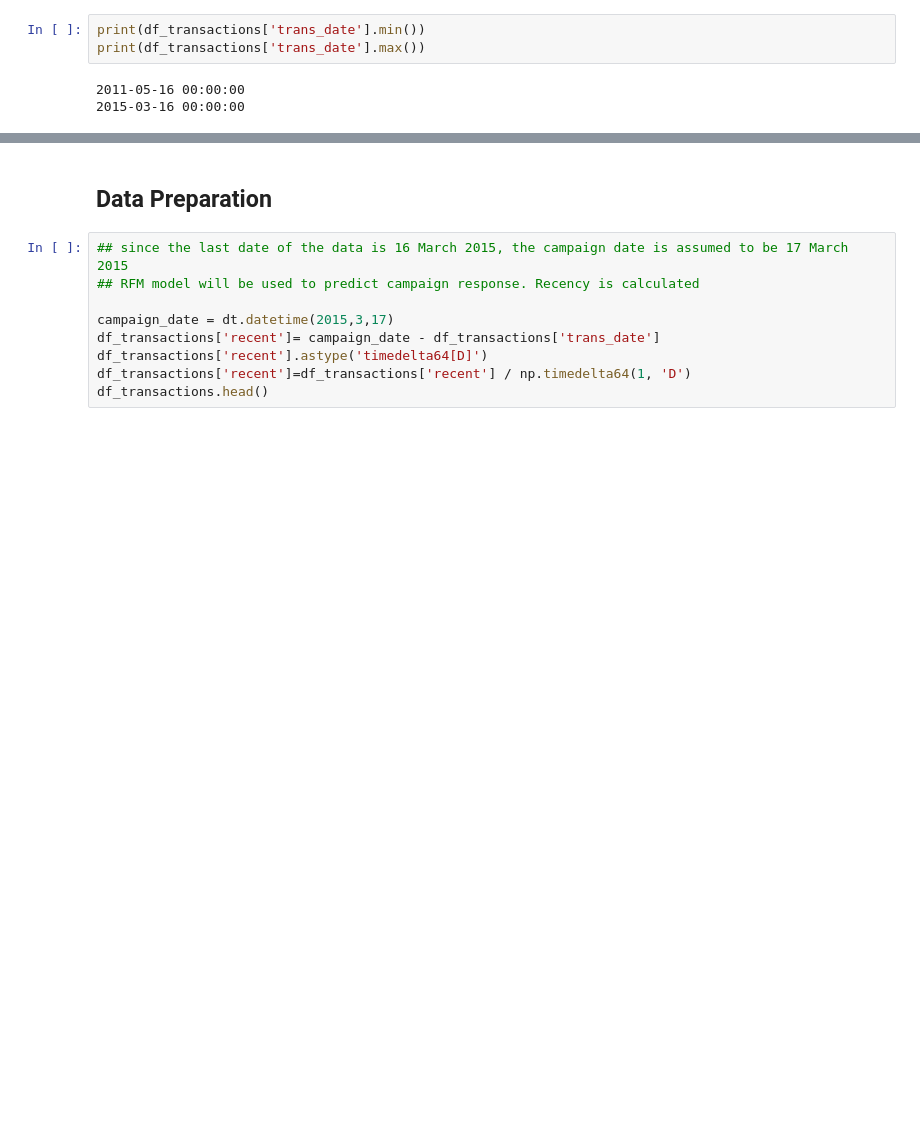
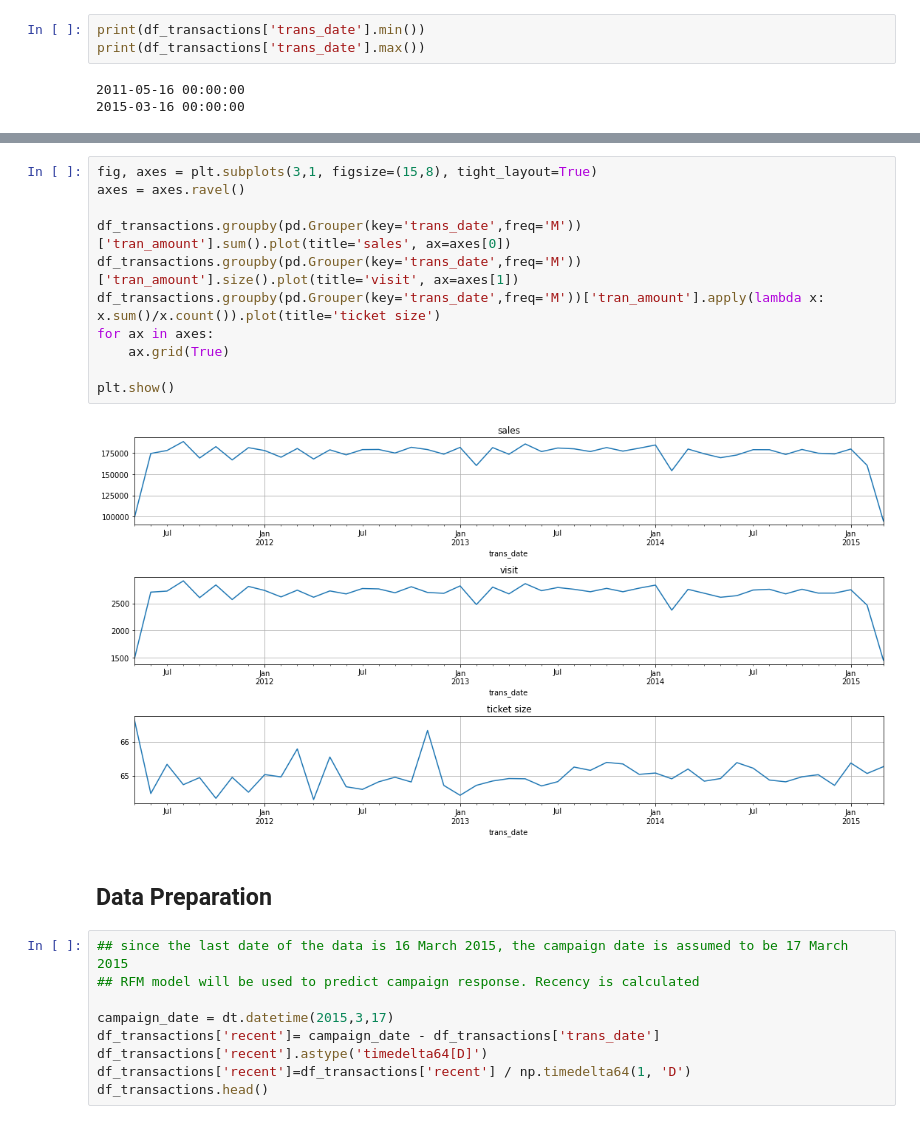
Before and after one commit to PisutSukpool/CRM-Analytics, a Jupyter notebook: Homework 08/Campaign Response Model - XGBoost Tuning.ipynb, the cells around one changed output, grey strips where cells are left out. Drawn from its saved outputs; the diff is of its cells as text; blank space fills up the shorter version.

```diff
--- a/Homework 08/Campaign Response Model - XGBoost Tuning.ipynb
+++ b/Homework 08/Campaign Response Model - XGBoost Tuning.ipynb
@@ -93,3 +113,16 @@ print(df_transactions['trans_date'].max())
+# %%
+fig, axes = plt.subplots(3,1, figsize=(15,8), tight_layout=True)
+axes = axes.ravel()
+
+df_transactions.groupby(pd.Grouper(key='trans_date',freq='M'))['tran_amount'].sum().plot(title='sales', ax=axes[0])
+df_transactions.groupby(pd.Grouper(key='trans_date',freq='M'))['tran_amount'].size().plot(title='visit', ax=axes[1])
+df_transactions.groupby(pd.Grouper(key='trans_date',freq='M'))['tran_amount'].apply(lambda x: x.sum()/x.count()).plot(title='ticket size')
+for ax in axes:
+    ax.grid(True)
+
+plt.show()
+# %% [output]
+[figure, added]
 # %% [markdown]
 ## **Data Preparation**
 # %%
```
Also changed, not shown: parts of 5 cells of this notebook.
